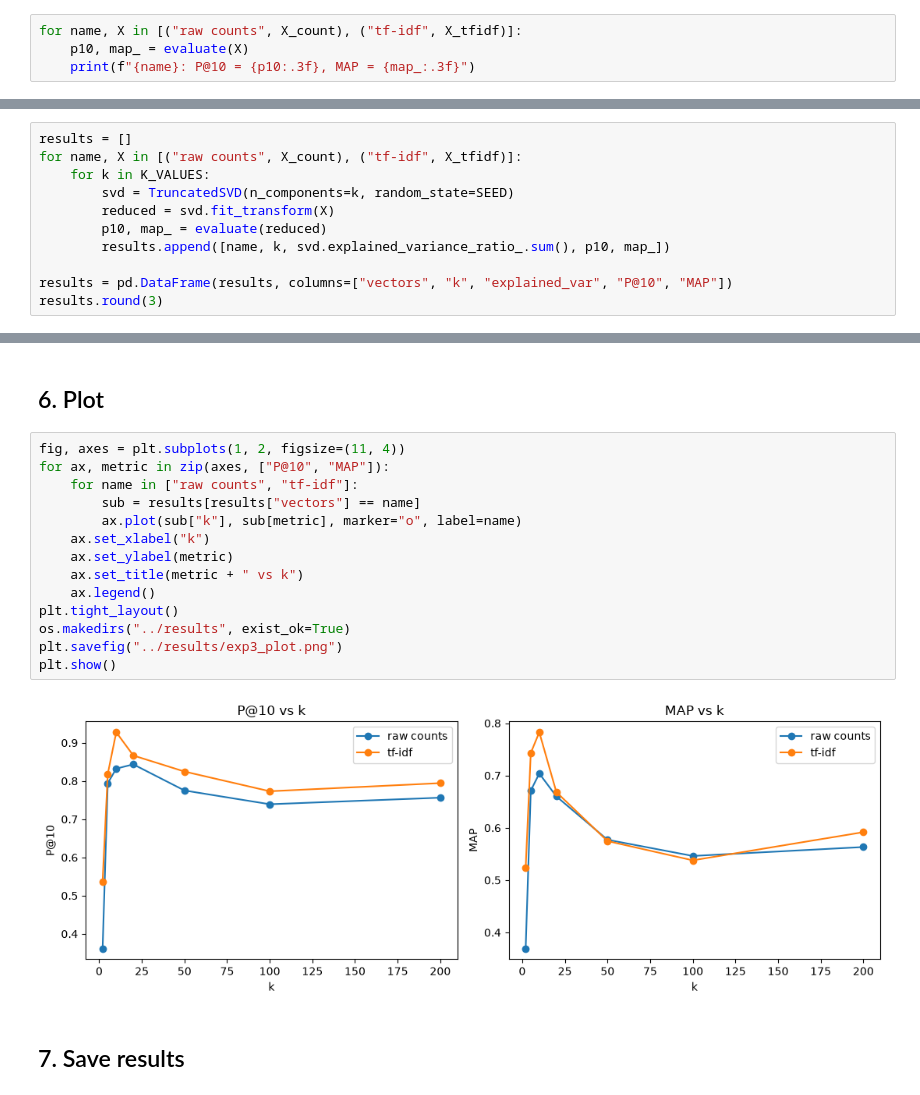
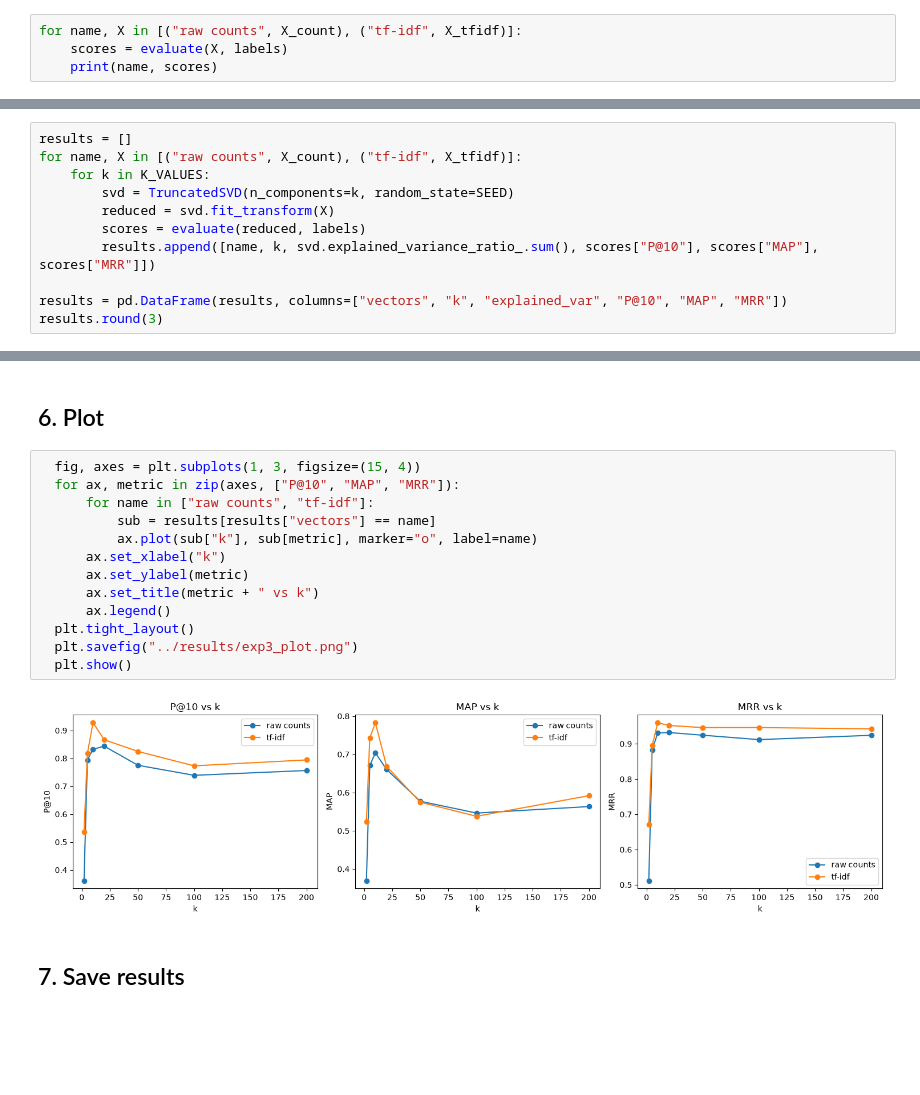
Before and after one commit to anjals2804/CS103-proj, a Jupyter notebook: src/03_dimensionality_reduction.ipynb, the cells around one changed output, grey strips where cells are left out. Saved outputs shown, nothing was run; the diff lists cells and outputs as text; blank space fills up the shorter version.

Commit message:
updated evaluation metrics exp3

```diff
--- a/src/03_dimensionality_reduction.ipynb
+++ b/src/03_dimensionality_reduction.ipynb
@@ -71,6 +82,6 @@ def evaluate(vectors):
 ## 4. Baseline (no SVD)
 # %%
 for name, X in [("raw counts", X_count), ("tf-idf", X_tfidf)]:
-    p10, map_ = evaluate(X)
-    print(f"{name}: P@10 = {p10:.3f}, MAP = {map_:.3f}")
+    scores = evaluate(X, labels)
+    print(name, scores)
 # %% [output]
@@ -84,9 +95,9 @@ for name, X in [("raw counts", X_count), ("tf-idf", X_tfidf)]:
     for k in K_VALUES:
         svd = TruncatedSVD(n_components=k, random_state=SEED)
         reduced = svd.fit_transform(X)
-        p10, map_ = evaluate(reduced)
-        results.append([name, k, svd.explained_variance_ratio_.sum(), p10, map_])
+        scores = evaluate(reduced, labels)
+        results.append([name, k, svd.explained_variance_ratio_.sum(), scores["P@10"], scores["MAP"], scores["MRR"]])
 
-results = pd.DataFrame(results, columns=["vectors", "k", "explained_var", "P@10", "MAP"])
+results = pd.DataFrame(results, columns=["vectors", "k", "explained_var", "P@10", "MAP", "MRR"])
 results.round(3)
 # %% [output]
@@ -108,21 +119,20 @@ results.round(3)
 # %% [markdown]
 ## 6. Plot
 # %%
-fig, axes = plt.subplots(1, 2, figsize=(11, 4))
-for ax, metric in zip(axes, ["P@10", "MAP"]):
-    for name in ["raw counts", "tf-idf"]:
-        sub = results[results["vectors"] == name]
-        ax.plot(sub["k"], sub[metric], marker="o", label=name)
-    ax.set_xlabel("k")
-    ax.set_ylabel(metric)
-    ax.set_title(metric + " vs k")
-    ax.legend()
-plt.tight_layout()
-os.makedirs("../results", exist_ok=True)
-plt.savefig("../results/exp3_plot.png")
-plt.show()
+  fig, axes = plt.subplots(1, 3, figsize=(15, 4))
+  for ax, metric in zip(axes, ["P@10", "MAP", "MRR"]):
+      for name in ["raw counts", "tf-idf"]:
+          sub = results[results["vectors"] == name]
+          ax.plot(sub["k"], sub[metric], marker="o", label=name)
+      ax.set_xlabel("k")
+      ax.set_ylabel(metric)
+      ax.set_title(metric + " vs k")
+      ax.legend()
+  plt.tight_layout()
+  plt.savefig("../results/exp3_plot.png")
+  plt.show()
 # %% [output]
-[figure, old version]
+[figure, new version]
 # %% [markdown]
 ## 7. Save results
 # %%
```
Also changed, not shown: parts of 4 cells of this notebook, 2 other files.
